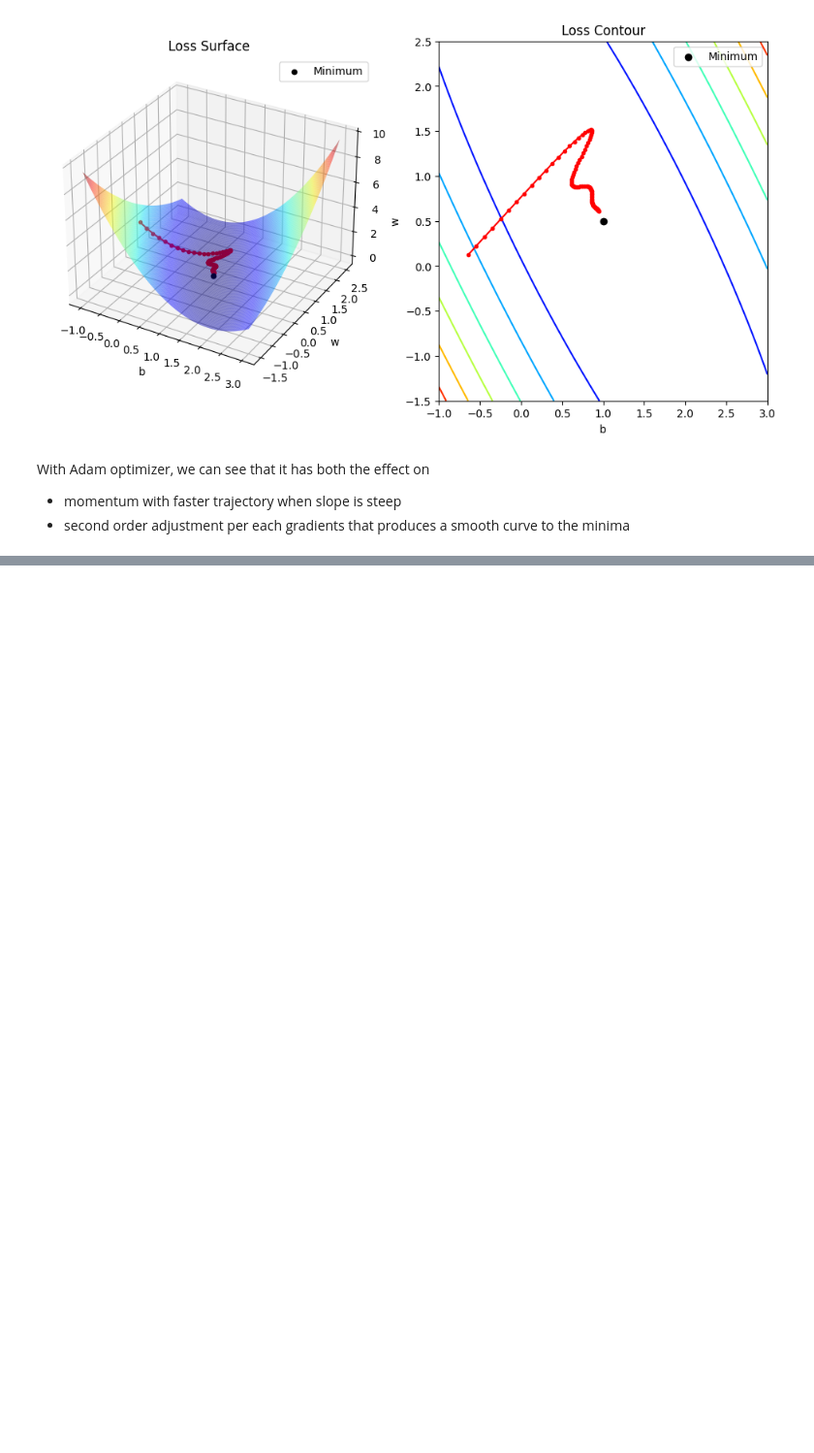
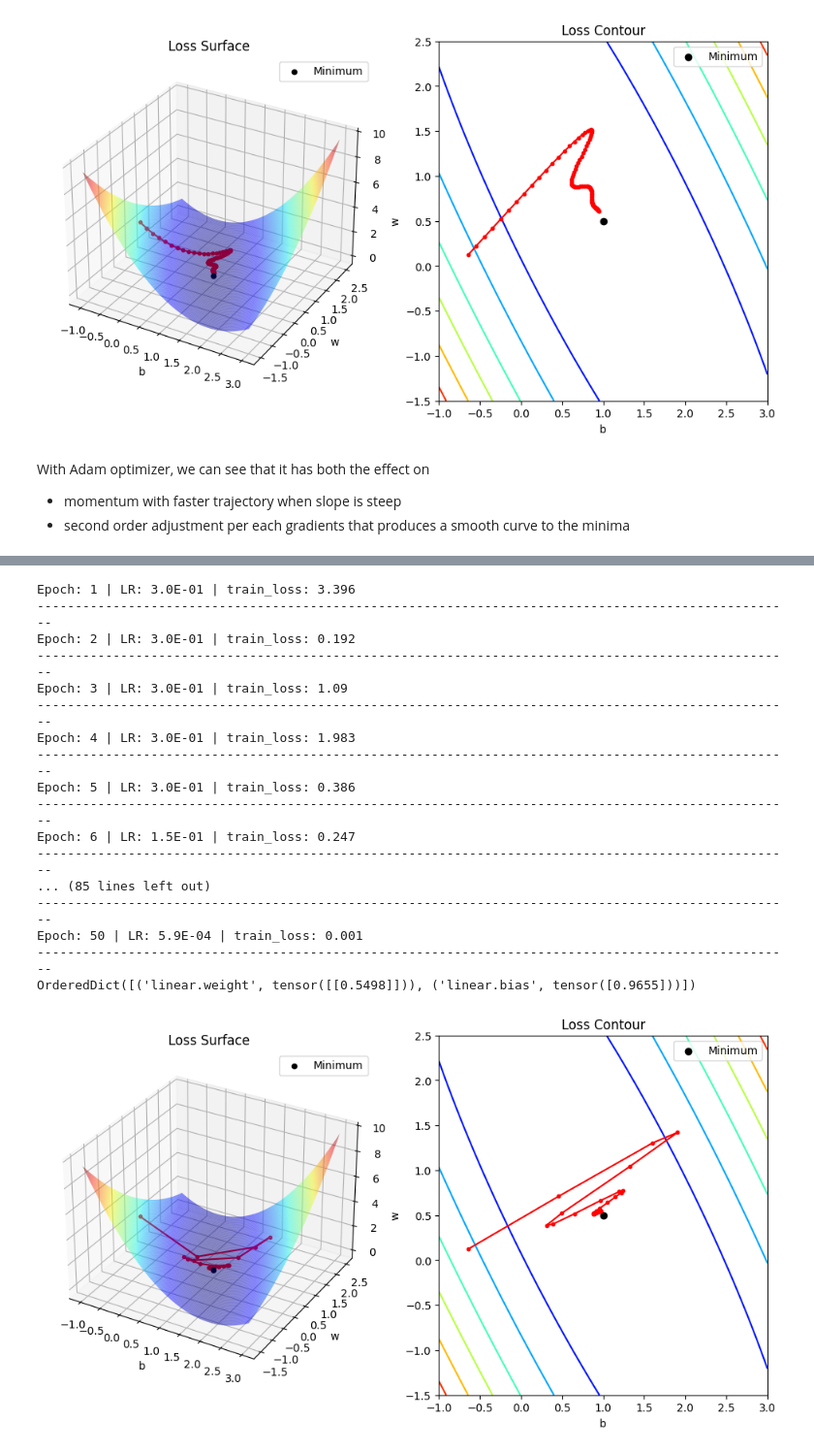
Before and after one commit to ronald-hk-chung/ssnotebook, a Jupyter notebook: basics_of_neural_network/lr_and_optimizer.ipynb, the cells around one changed output, grey strips where cells are left out. Shown at 97% size. Cells and saved outputs as stored; diff of their text form; code cells hidden in the pictures; blank space fills up the shorter version.

```diff
--- a/basics_of_neural_network/lr_and_optimizer.ipynb
+++ b/basics_of_neural_network/lr_and_optimizer.ipynb
@@ -158,11 +158,13 @@ We add `capture_parameters()` to add a forward hook to record the parameters tha
 import numpy as np
 
 class Learner(SSTLearner):
-    def __init__(self, model, loss_fn, optimizer, train_dataloader):
+    def __init__(self, model, loss_fn, optimizer, train_dataloader, valid_dataloader=None):
         super().__init__(model=model,
                          loss_fn=loss_fn,
                          optimizer=optimizer,
-                         train_dataloader=train_dataloader)
+                         train_dataloader=train_dataloader,
+                         valid_dataloader=valid_dataloader)
+
         # Initialise results list for w and b
         self.results['w']=[]
         self.results['b']=[]
@@ -556,0 +601,55 @@ With Adam optimizer, we can see that it has both the effect on
+# %%
+# Set manual seed
+torch.manual_seed(20)
+
+model = LinearRegression()
+optimizer = torch.optim.SGD(params=model.parameters(),
+                            lr=0.3,
+                            momentum=0.8)
+loss_fn = nn.MSELoss()
+scheduler = torch.optim.lr_scheduler.StepLR(optimizer=optimizer,
+                                            step_size=5,
+                                            gamma=0.5)
+
+learner = Learner(model=model,
+                  loss_fn=loss_fn,
+                  optimizer=optimizer,
+                  train_dataloader=dl)
+
+# Set learning rate scheduler
+learner.set_lr_scheduler(scheduler=scheduler,
+                         is_batch_lr_scheduler=False)
+
+# Adding forward hook to linear to record parameters
+learner.capture_parameters(['linear'])
+
+# Train for 50 epochs
+learner.train(50, verbose=1)
+
+# Remove all hooks for further calculation
+learner.remove_hooks()
+
+# Print out state dict to show results
+print(learner.model.state_dict())
+
+# Plot out path taken
+learner.plot_path()
+# %% [output]
+Epoch: 1 | LR: 3.0E-01 | train_loss: 3.396
+----------------------------------------------------------------------------------------------------
+Epoch: 2 | LR: 3.0E-01 | train_loss: 0.192
+----------------------------------------------------------------------------------------------------
+Epoch: 3 | LR: 3.0E-01 | train_loss: 1.09
+----------------------------------------------------------------------------------------------------
+Epoch: 4 | LR: 3.0E-01 | train_loss: 1.983
+----------------------------------------------------------------------------------------------------
+Epoch: 5 | LR: 3.0E-01 | train_loss: 0.386
+----------------------------------------------------------------------------------------------------
+Epoch: 6 | LR: 1.5E-01 | train_loss: 0.247
+----------------------------------------------------------------------------------------------------
+... (85 lines left out)
+----------------------------------------------------------------------------------------------------
+Epoch: 50 | LR: 5.9E-04 | train_loss: 0.001
+----------------------------------------------------------------------------------------------------
+OrderedDict([('linear.weight', tensor([[0.5498]])), ('linear.bias', tensor([0.9655]))])
+[figure, added]
```
Also changed, not shown: parts of 8 cells of this notebook.
